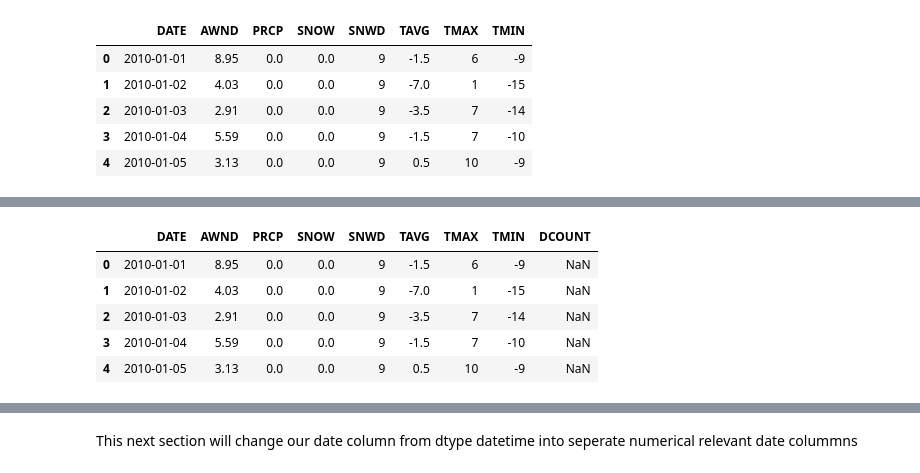
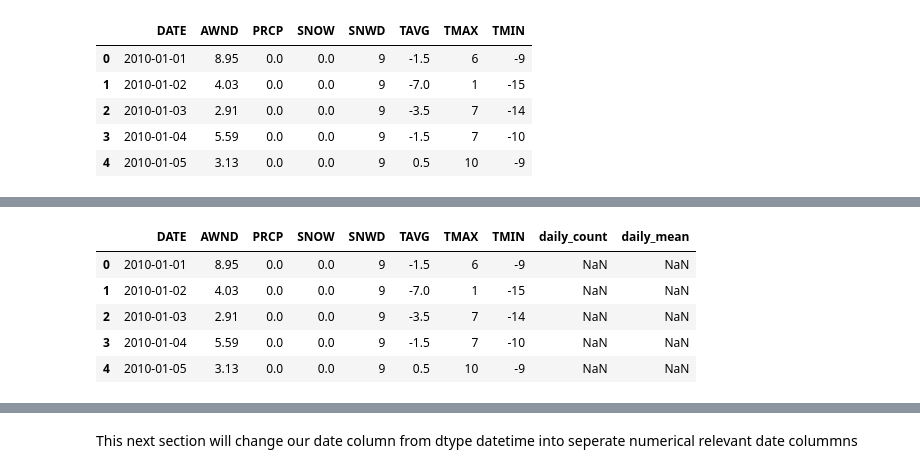
Before and after one commit to SethDKelly/NiceRideMN, a Jupyter notebook: NR_rand_forest_reg.ipynb, the cells around one changed output, grey strips where cells are left out. Saved outputs shown, nothing was run; the diff lists cells and outputs as text; code cells hidden in the pictures.

```diff
--- a/NR_rand_forest_reg.ipynb
+++ b/NR_rand_forest_reg.ipynb
@@ -19,18 +17,15 @@ Loading in the data to be used
 weather = pd.read_csv("~/Projects/NiceRide/Weather_data/01012010_12312017.csv") # Weather data
 
 temp = []
-for x in [2010 + x for x in range(8)] :
-#   add dtype declaration to remove warning
+for x in [2013 + x for x in range(5)] :
     x = pd.read_csv("~/Projects/NiceRide/Nice_Ride_data/"+str(x)+"/NiceRide_trip_history_"+str(x)+".csv")
-                   # dtype = {"Start station ID" : pd.int64, "End station ID" : pd.int64, "Account type": pd.Categorical}
     temp.append(x)
     nr = pd.concat(temp)
 # %%
-# Changing dates from objects into datetimes
 weather['DATE'] = weather['DATE'].apply(lambda x: dt.datetime.strptime(x,'%Y-%m-%d'))
 
-nr['Start date'] = nr['Start date'].apply(lambda x: dt.datetime.strptime(x,'%m/%d/%Y %H:%M'))
-nr['End date'] = nr['End date'].apply(lambda x: dt.datetime.strptime(x,'%m/%d/%Y %H:%M'))
+nr['Start_date'] = nr['Start_date'].apply(lambda x: dt.datetime.strptime(x,'%Y-%m-%d %H:%M:%S'))
+nr['End_date'] = nr['End_date'].apply(lambda x: dt.datetime.strptime(x,'%Y-%m-%d %H:%M:%S'))
 # %% [markdown]
 Correcting missing data in the weather dataframe
 # %%
@@ -42,10 +37,10 @@ weather = weather.fillna(value={'TAVG': weather[weather.TAVG.isna()][['TMAX', 'T
 # %%
 # Resampling our NR data so it takes the start date and Total duration, returns a count of rides per day 'daily_totals'
 
-daily_totals = nr[['Start date', 'Total duration (seconds)']].resample('D', on='Start date').count()
-daily_totals = daily_totals.drop('Start date', axis=1)
+daily_totals = nr[['Start_date', 'duration']].resample('D', on='Start_date').count()
+daily_totals = daily_totals.drop('Start_date', axis=1)
 daily_totals = daily_totals.reset_index()
-daily_totals = daily_totals.rename(index=str, columns={"Total duration (seconds)": "DCOUNT",'Start date':'DATE'})
+daily_totals = daily_totals.rename(index=str, columns={"duration": "daily_count",'Start_date':'DATE'})
 # %%
 print(daily_totals.head())
 print(daily_totals.describe())
@@ -67,0 +69,4 @@ max    5625.000000
+# %%
+daily_means = nr[['Start_date', 'duration']].resample('D', on='Start_date').mean()
+daily_means = daily_means.reset_index()
+daily_means = daily_means.rename(index=str, columns={"duration": "daily_mean",'Start_date':'DATE'})
@@ -86,6 +95,7 @@ weather.head()
 | 4 | 2010-01-05 | 3.13 | 0.0 | 0.0 | 9 | 0.5 | 10 | -9 |
 # %%
 temp = weather.merge(daily_totals, how='outer',on='DATE')
+temp = temp.merge(daily_means, how='outer',on='DATE')
 temp.info()
 temp.head()
 # %% [output]
@@ -106,9 +117,9 @@ memory usage: 228.3 KB
-|  | DATE | AWND | PRCP | SNOW | SNWD | TAVG | TMAX | TMIN | DCOUNT |
-| 0 | 2010-01-01 | 8.95 | 0.0 | 0.0 | 9 | -1.5 | 6 | -9 | NaN |
-| 1 | 2010-01-02 | 4.03 | 0.0 | 0.0 | 9 | -7.0 | 1 | -15 | NaN |
-| 2 | 2010-01-03 | 2.91 | 0.0 | 0.0 | 9 | -3.5 | 7 | -14 | NaN |
-| 3 | 2010-01-04 | 5.59 | 0.0 | 0.0 | 9 | -1.5 | 7 | -10 | NaN |
-| 4 | 2010-01-05 | 3.13 | 0.0 | 0.0 | 9 | 0.5 | 10 | -9 | NaN |
+|  | DATE | AWND | PRCP | SNOW | SNWD | TAVG | TMAX | TMIN | daily_count | daily_mean |
+| 0 | 2010-01-01 | 8.95 | 0.0 | 0.0 | 9 | -1.5 | 6 | -9 | NaN | NaN |
+| 1 | 2010-01-02 | 4.03 | 0.0 | 0.0 | 9 | -7.0 | 1 | -15 | NaN | NaN |
+| 2 | 2010-01-03 | 2.91 | 0.0 | 0.0 | 9 | -3.5 | 7 | -14 | NaN | NaN |
+| 3 | 2010-01-04 | 5.59 | 0.0 | 0.0 | 9 | -1.5 | 7 | -10 | NaN | NaN |
+| 4 | 2010-01-05 | 3.13 | 0.0 | 0.0 | 9 | 0.5 | 10 | -9 | NaN | NaN |
 # %%
 # Notice how the count of DCOUNT varies from what the other columns have
 features = temp.fillna(value=0,axis=0) # Where we don't have a daily count (Dcount) fill this with zeros instead
```
Also changed, not shown: parts of 30 cells of this notebook.
